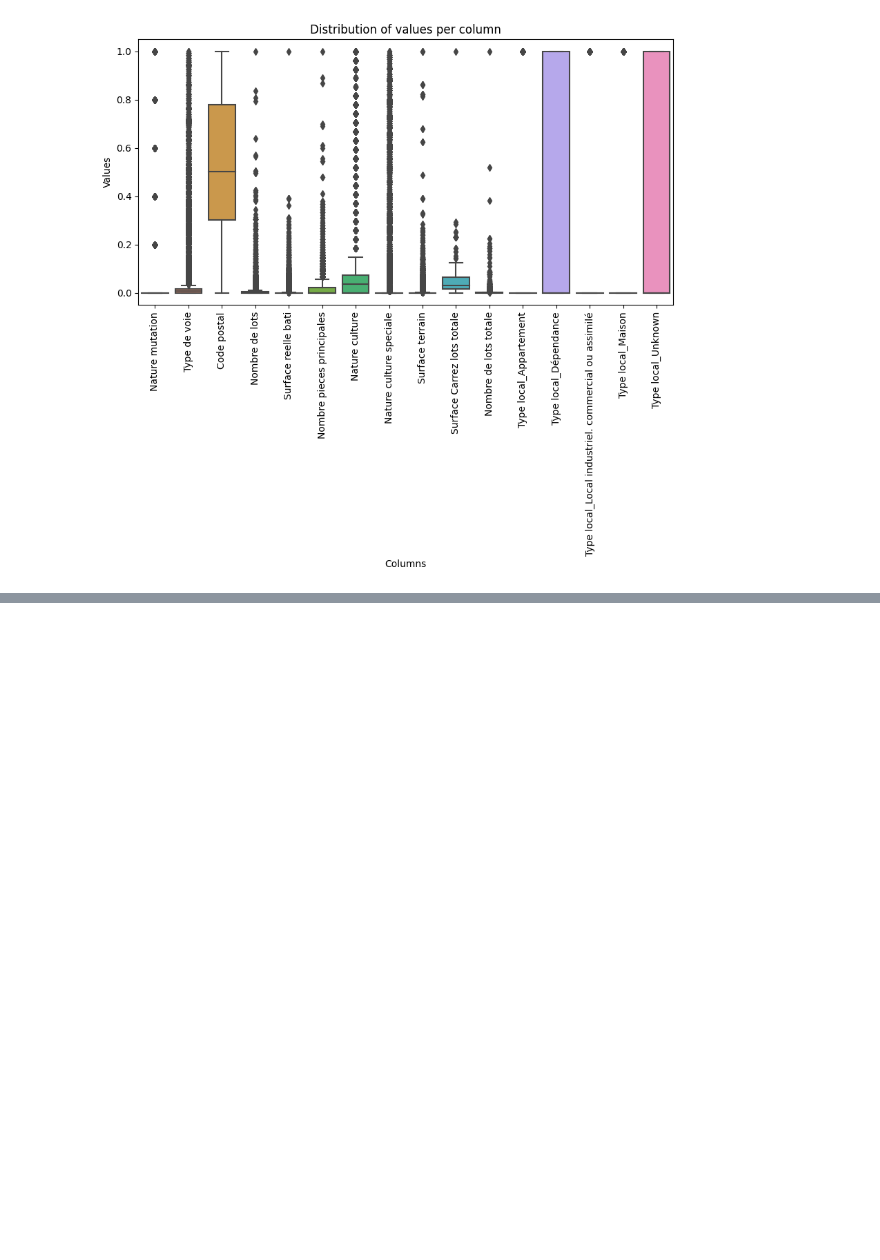
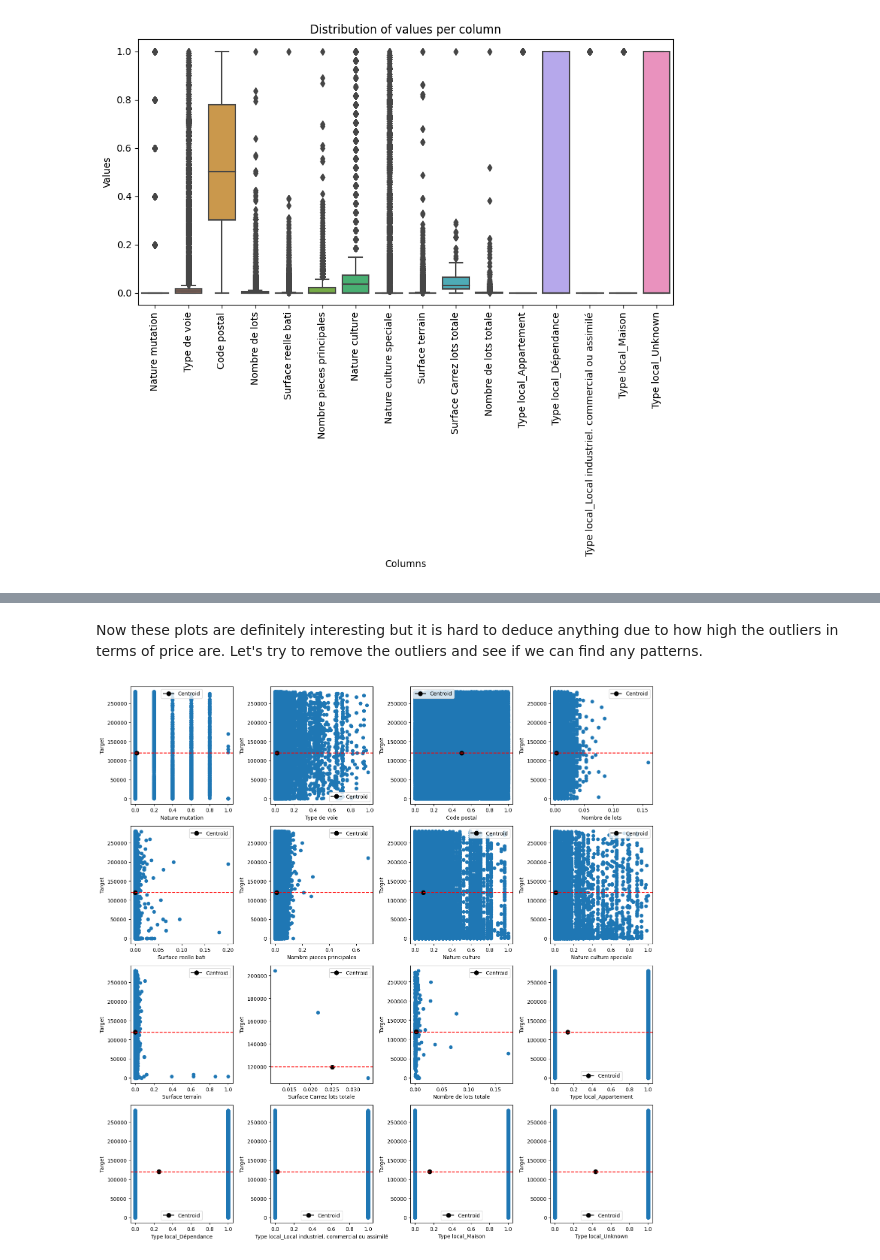
Before and after one commit to PaulZaman/HousePricing, a Jupyter notebook: DataAnalysis.ipynb, the cells around one changed output, grey strips where cells are left out. Saved outputs shown, nothing was run; the diff lists cells and outputs as text; code cells hidden in the pictures; blank space fills up the shorter version.

```diff
--- a/DataAnalysis.ipynb
+++ b/DataAnalysis.ipynb
@@ -75,0 +118,37 @@ plt.show()
+# %% [markdown]
+Now these plots are definitely interesting but it is hard to deduce anything due to how high the outliers in terms of price are. Let's try to remove the outliers and see if we can find any patterns.
+# %%
+# remove the top 30% of the data
+y_new = y[y['Valeur fonciere'] < y['Valeur fonciere'].quantile(0.7)]
+x_new = x.loc[y_new.index]
+
+# select sample
+sample = x_new.sample(frac=0.1, random_state=0)
+
+num_cols = len(sample.columns)
+num_rows = (num_cols + 1) // 4  # Calculate the number of rows based on the number of columns
+
+fig, axes = plt.subplots(nrows=num_rows, ncols=4, figsize=(15, 15))
+
+for i, col in enumerate(sample.columns):
+    ax = axes[i // 4, i % 4]
+    ax.scatter(sample[col], y_new.loc[sample.index])
+
+    # Plot the mean/centroid
+    centroid_x = sample[col].mean()
+    centroid_y = y_new.loc[sample.index].mean()
+    ax.plot(centroid_x, centroid_y, marker='o', markersize=8, color='black', label='Centroid')
+
+    ax.axhline(y_new.mean().item(), color='red', linestyle='--')  # Add mean line
+    ax.set_xlabel(col)
+    ax.set_ylabel('Target')
+    ax.legend()
+
+# Hide empty subplots if the number of columns is odd
+if num_cols % 2 != 0:
+    axes[-1, -1].axis('off')
+
+plt.tight_layout()
+plt.show()
+# %% [output]
+[figure, added]
```
Also changed, not shown: parts of 13 cells of this notebook, 1 other file.
